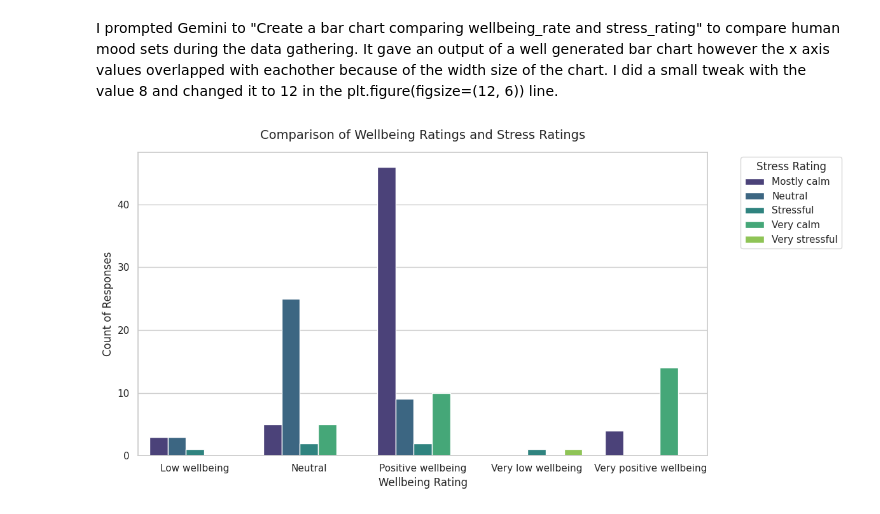
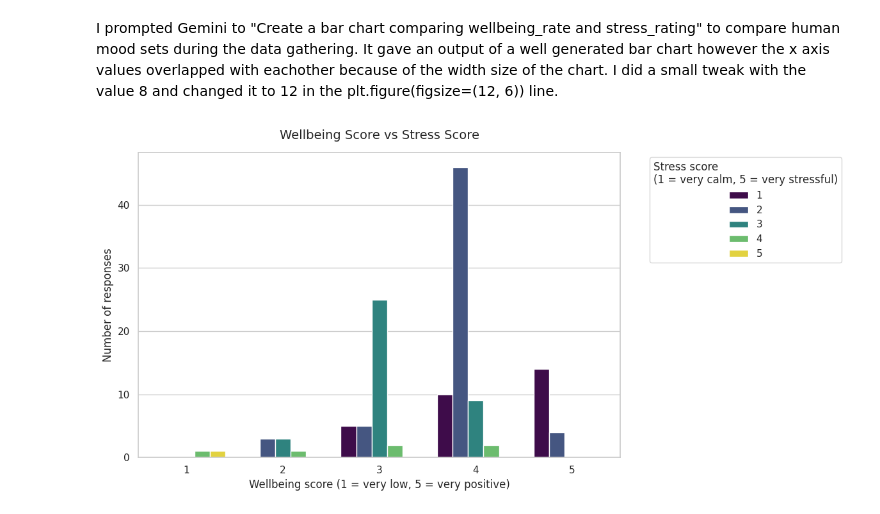
Before and after one commit to IREStephen/ML-project-colab, a Jupyter notebook: CampusDataSetProject.ipynb, the cells around one changed output. Cells and saved outputs as stored; diff of their text form; code cells hidden in the pictures.

Commit message:
Added exploration, Linear Regression and K-Means, fix cleaning and encoding

```diff
--- a/CampusDataSetProject.ipynb
+++ b/CampusDataSetProject.ipynb
@@ -74,0 +214,12 @@ primary_sound_type_nature                 object
+# %%
+nominal_cols = ['weather', 'primary_sound_type_urban', 'primary_sound_type_nature']
+
+encoded_df = pd.get_dummies(
+    encoded_df,
+    columns=nominal_cols,
+    prefix=['weather', 'urban_sound', 'nature_sound'],
+    dtype=int
+)
+
+print(f"Encoded dataset shape: {encoded_df.shape}")
+display(encoded_df.head())
@@ -80,28 +239,22 @@ It gave an output of a well generated bar chart however the x axis values overla
 # %%
 import matplotlib.pyplot as plt
 import seaborn as sns
 
-# Group the cleaned data to compare wellbeing_rating and stress_rating
-compare_df = clean_df.groupby(['wellbeing_rating', 'stress_rating']).size().reset_index(name='count')
+compare_df = (encoded_df
+              .groupby(['wellbeing_rating_score', 'stress_rating_score'])
+              .size().reset_index(name='count'))
 
-# Set the aesthetic style
 sns.set_theme(style="whitegrid")
+plt.figure(figsize=(12, 6))
+sns.barplot(data=compare_df, x='wellbeing_rating_score', y='count',
+            hue='stress_rating_score', palette='viridis')
 
-# Create a grouped bar chart
-plt.figure(figsize=(12, 6))
-sns.barplot(
-    data=compare_df,
-    x='wellbeing_rating',
-    y='count',
-    hue='stress_rating',
-    palette='viridis'
-)
-
-plt.title('Comparison of Wellbeing Ratings and Stress Ratings', fontsize=14, pad=15)
-plt.xlabel('Wellbeing Rating', fontsize=12)
-plt.ylabel('Count of Responses', fontsize=12)
-plt.legend(title='Stress Rating', bbox_to_anchor=(1.05, 1), loc='upper left')
+plt.title('Wellbeing Score vs Stress Score', fontsize=14, pad=15)
+plt.xlabel('Wellbeing score (1 = very low, 5 = very positive)', fontsize=12)
+plt.ylabel('Number of responses', fontsize=12)
+plt.legend(title='Stress score\n(1 = very calm, 5 = very stressful)',
+           bbox_to_anchor=(1.05, 1), loc='upper left')
 plt.tight_layout()
 plt.show()
 # %% [output]
-[figure, old version]
+[figure, new version]
```
Also changed, not shown: parts of 22 cells of this notebook.
